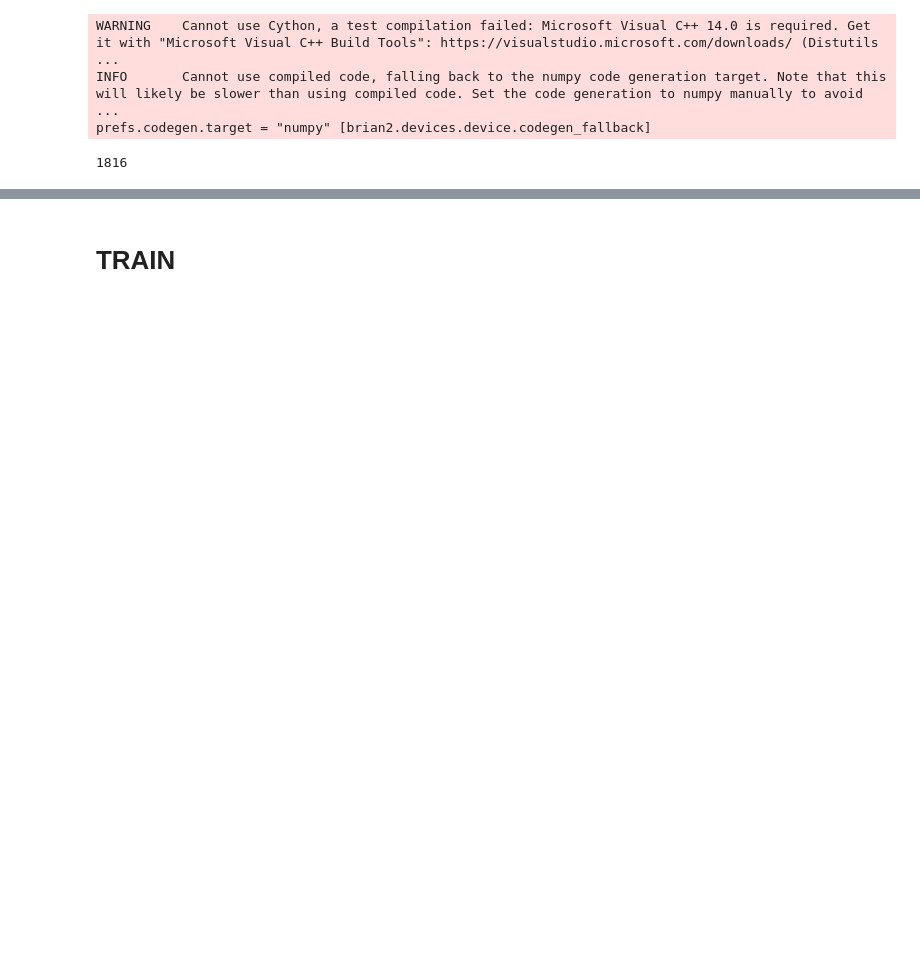
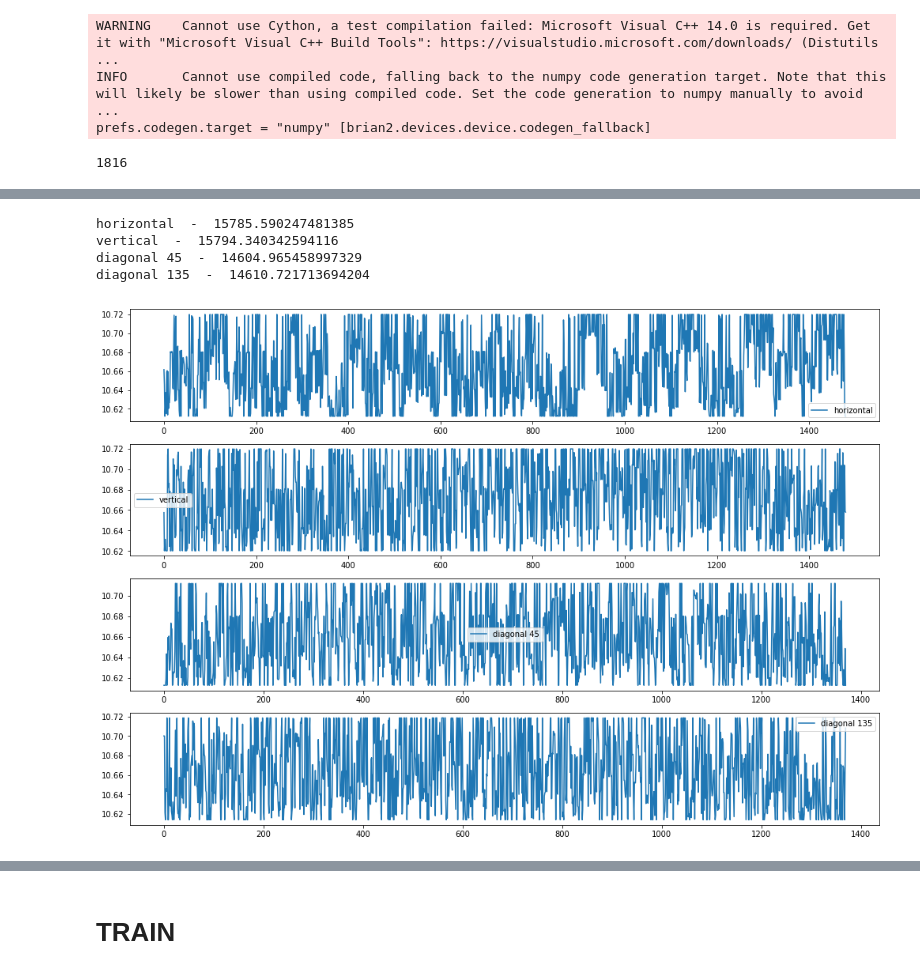
Before and after one commit to LSampath/v1-contour-integration, a Jupyter notebook: primary_cortex_evaluate.ipynb, the cells around one changed output, grey strips where cells are left out. Drawn from its saved outputs; the diff is of its cells as text; code cells hidden in the pictures; blank space fills up the shorter version.

```diff
--- a/primary_cortex_evaluate.ipynb
+++ b/primary_cortex_evaluate.ipynb
@@ -146,3 +160,30 @@ def plot_lateral_distribution(name):
 
     plt.legend(); plt.show()
     survey(results, category_names)
+# %%
+def plot_preferred_distribution():
+    c = {0:'horizontal', 1:'vertical', 2:'diagonal 45', 3:'diagonal 135'}
+    shape = (n_L3, n_L3)
+    weights = np.array(connections['L3_L3'].w)
+    weights = weights.reshape(shape)
+
+    # init dictionary
+    w_arr = [[], [], [], []]
+
+    for i in range(0, c_length):                   # y axis
+        for j in range(0, c_length):               # x axis
+            for o_index in range(orientations):
+                for p,q in get_prefered_surrounding((i,j), o_index, c_length):
+                    target = ( p * c_length + q ) * orientations + o_index
+                    source = ( i * c_length + j ) * orientations + o_index
+                    w_arr[o_index].append(weights[source][target])
+
+    plt.figure(figsize=(17,12))
+    for o_index in range(orientations):
+        plt.subplot(4, 1, o_index+1)
+        plt.plot(w_arr[o_index], label=c[o_index])
+        plt.legend()
+        print(c[o_index], ' - ', sum(w_arr[o_index]))
+
+    plt.show()
+    gc.collect()
@@ -384,3 +447,11 @@ d2d2 7838.695708056927 of 42831.1056305407 : 18.301408737082774
+# %%
+plot_preferred_distribution()
+# %% [output]
+horizontal  -  15785.590247481385
+vertical  -  15794.340342594116
+diagonal 45  -  14604.965458997329
+diagonal 135  -  14610.721713694204
+[figure, added]
 # %%
 # load stimuli files
 stimuli_on, stimuli_off = get_stimuli(stimuli_file_path)
```
Also changed, not shown: parts of 27 cells of this notebook, 2 other files.
